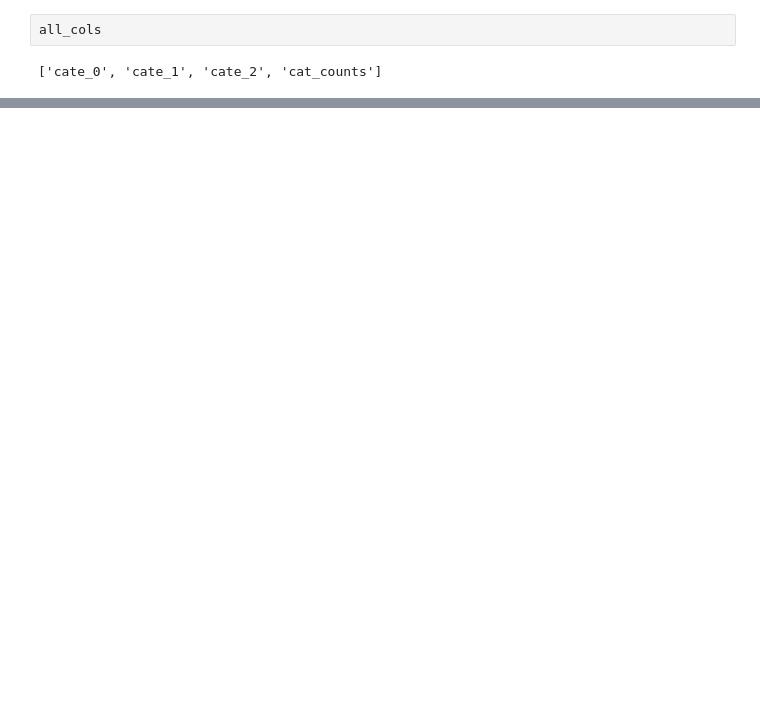
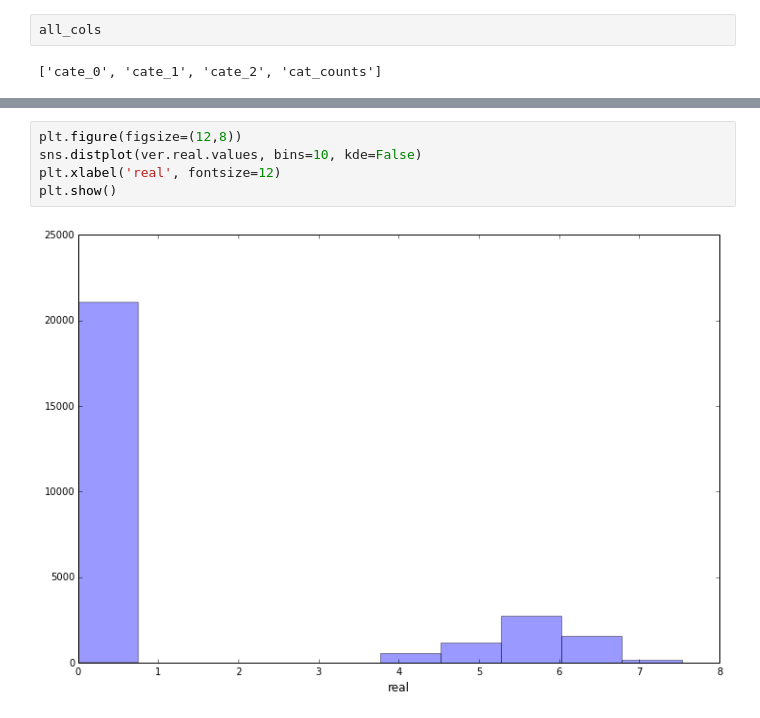
Before and after one commit to YulinGUO/LoanForecasting, a Jupyter notebook: pys/load.ipynb, the cells around one changed output, grey strips where cells are left out. Drawn from its saved outputs; the diff is of its cells as text; blank space fills up the shorter version.

```diff
--- a/pys/load.ipynb
+++ b/pys/load.ipynb
@@ -324,0 +349,7 @@ Name: active_day_of_week, Length: 272979, dtype: int64
+# %%
+plt.figure(figsize=(12,8))
+sns.distplot(ver.real.values, bins=10, kde=False)
+plt.xlabel('real', fontsize=12)
+plt.show()
+# %% [output]
+[figure, added]
```
Also changed, not shown: parts of 35 cells of this notebook, 3 other files.
